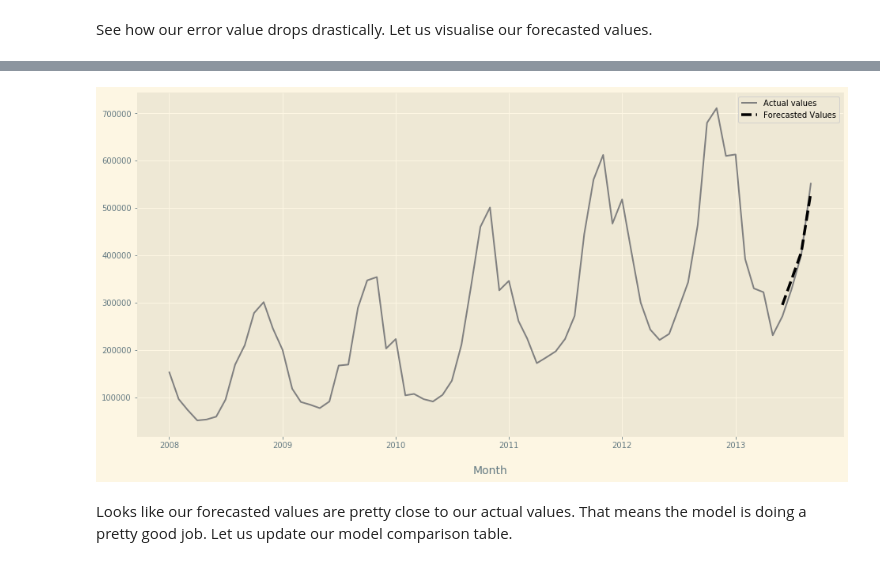
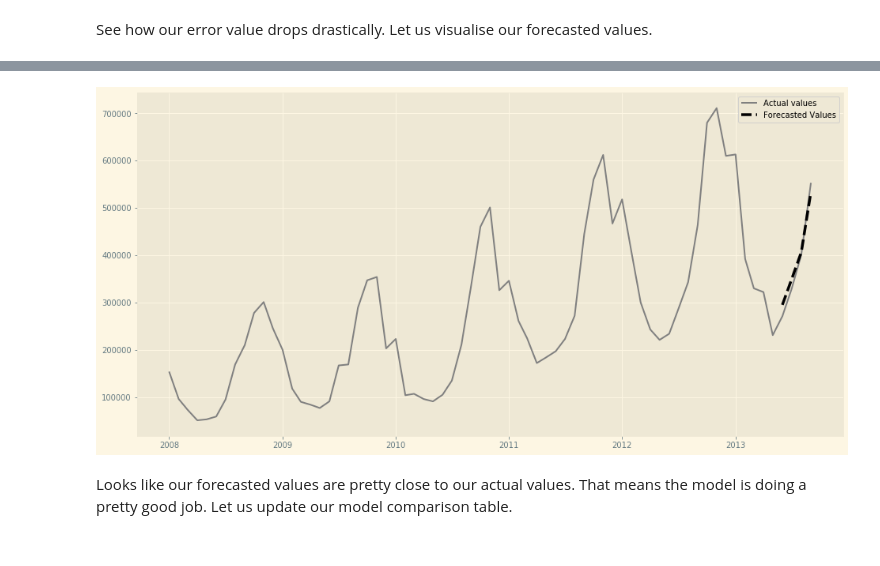
Before and after one commit to hamzajabbarr/time_series_forecasting_example, a Jupyter notebook: Time_series.ipynb, the cells around one changed output, grey strips where cells are left out. Cells and saved outputs as stored; diff of their text form; code cells hidden in the pictures.

```diff
--- a/Time_series.ipynb
+++ b/Time_series.ipynb
@@ -474,7 +476,6 @@ See how our error value drops drastically. Let us visualise our forecasted value
 plt.figure(figsize = (16,8))
 plt.plot(data, color = 'grey', label = "Actual values")
 plt.plot(hws_forecast, color = 'black', linestyle = '--', label = "Forecasted Values", linewidth = 3.5)
-plt.xlabel('Month', fontsize = 14, labelpad = 20)
 plt.legend()
 plt.show()
 # %% [output]
@@ -487,4 +487,4 @@ plt.show()
-[figure, old version]
+[figure, new version]
 # %% [markdown]
 Looks like our forecasted values are pretty close to our actual values. That means the model is doing a pretty good job. Let us update our model comparison table.
 # %%
```
Also changed, not shown: parts of 15 cells of this notebook.
